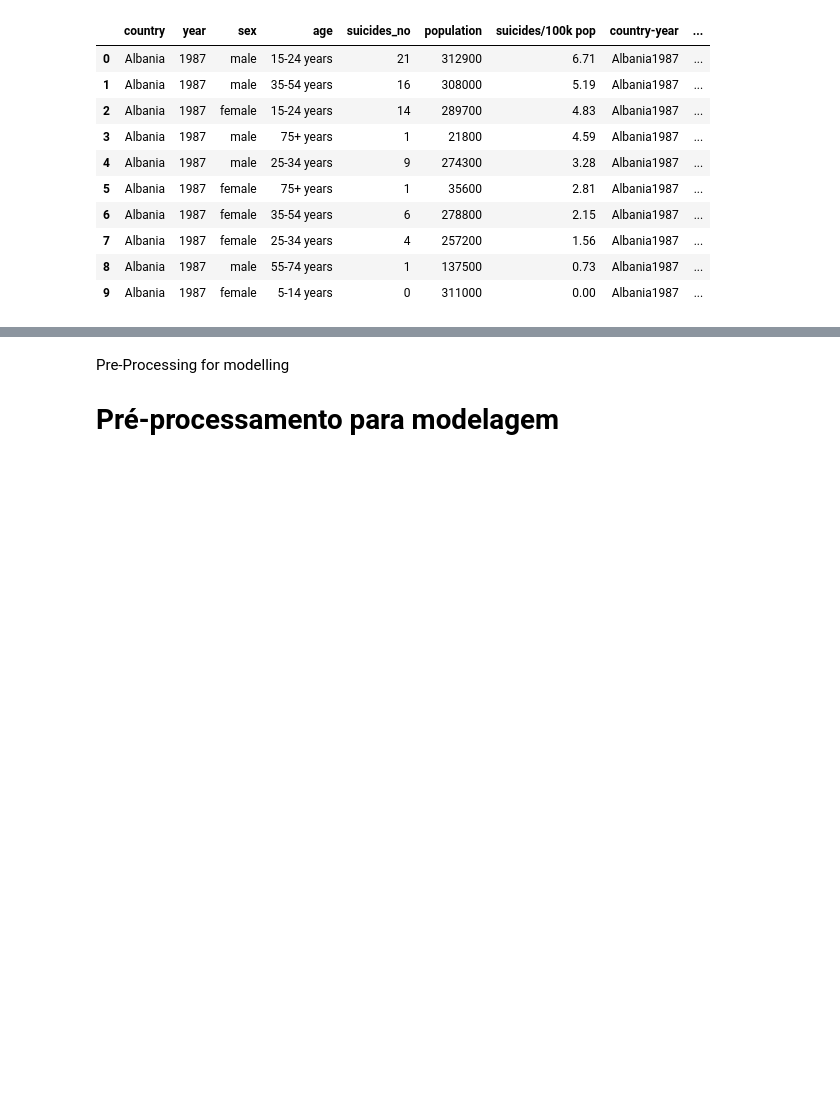
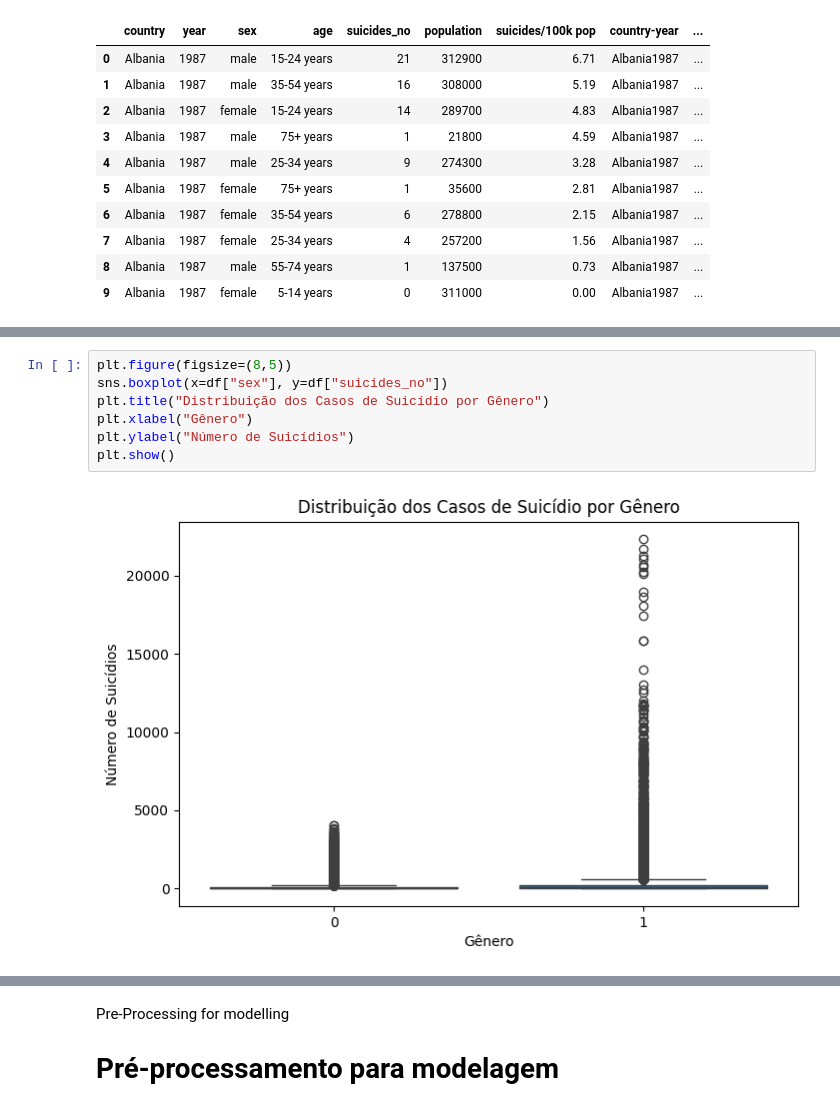
Before and after one commit to amanda-coj/MD_Suicide_Rate, a Jupyter notebook: MD_Suicide_Rate.ipynb, the cells around one changed output, grey strips where cells are left out. Drawn from its saved outputs; the diff is of its cells as text; blank space fills up the shorter version.

```diff
--- a/MD_Suicide_Rate.ipynb
+++ b/MD_Suicide_Rate.ipynb
@@ -256,0 +275,9 @@ categorical_data(df)
+# %%
+plt.figure(figsize=(8,5))
+sns.boxplot(x=df["sex"], y=df["suicides_no"])
+plt.title("Distribuição dos Casos de Suicídio por Gênero")
+plt.xlabel("Gênero")
+plt.ylabel("Número de Suicídios")
+plt.show()
+# %% [output]
+[figure, added]
```
Also changed, not shown: parts of 49 cells of this notebook.
